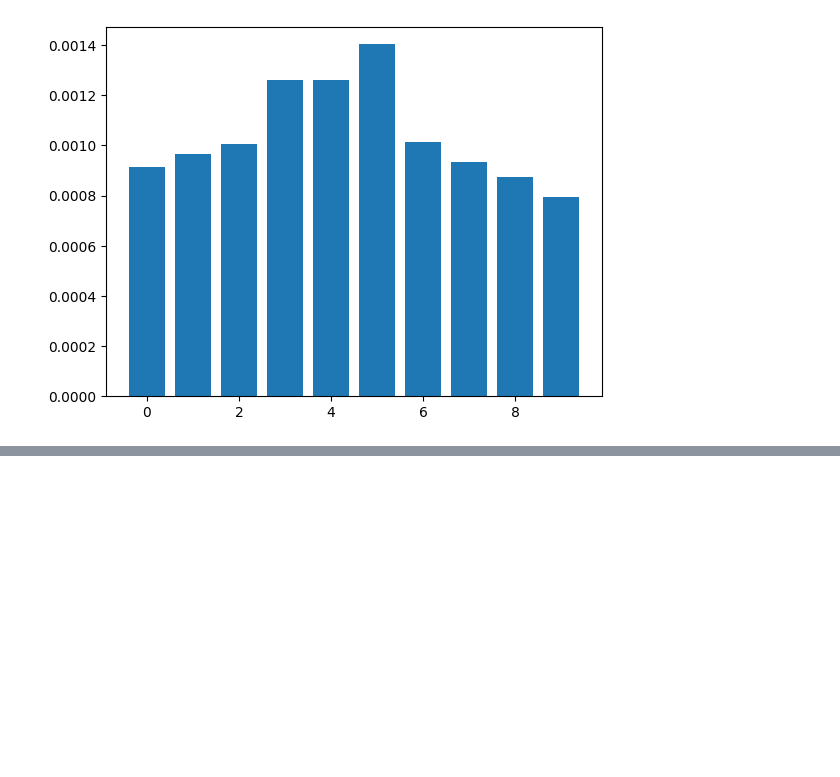
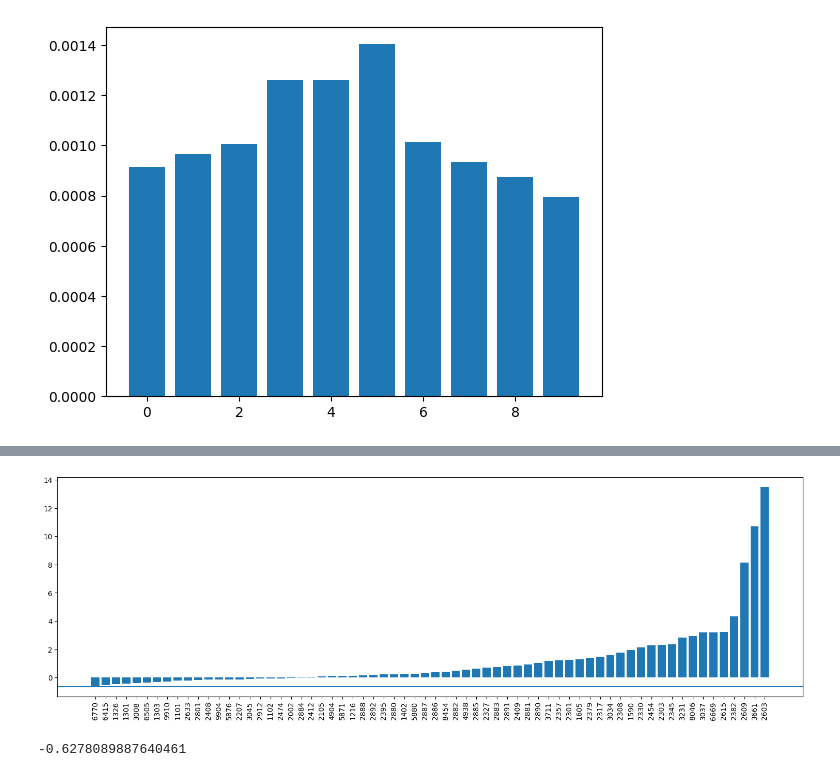
Before and after one commit to tsungyou/TS, a Jupyter notebook: factor/0050/PB.ipynb, the cells around one changed output, grey strips where cells are left out. Drawn from its saved outputs; the diff is of its cells as text; code cells hidden in the pictures; blank space fills up the shorter version.

```diff
--- a/factor/0050/PB.ipynb
+++ b/factor/0050/PB.ipynb
@@ -294,0 +352,17 @@ plt.show()
+# %%
+import matplotlib.pyplot as plt
+
+# Calculate cumulative returns
+all = pct_close_w[pct_close_w.columns.intersection(factor.columns)].loc['2020-01-01':]
+all_cumsum = (1 + all).cumprod() - 1
+last = all_cumsum.iloc[-1, :].sort_values(ascending=True)[:]
+plt.figure(figsize=(15, 5))
+plt.bar(last.index, last)
+plt.axhline(last.min())
+plt.xticks(rotation=90)
+plt.tight_layout()
+plt.show()
+last.min()
+# %% [output]
+[figure, added]
+-0.6278089887640461
```
Also changed, not shown: parts of 9 cells of this notebook, 4 other files.
